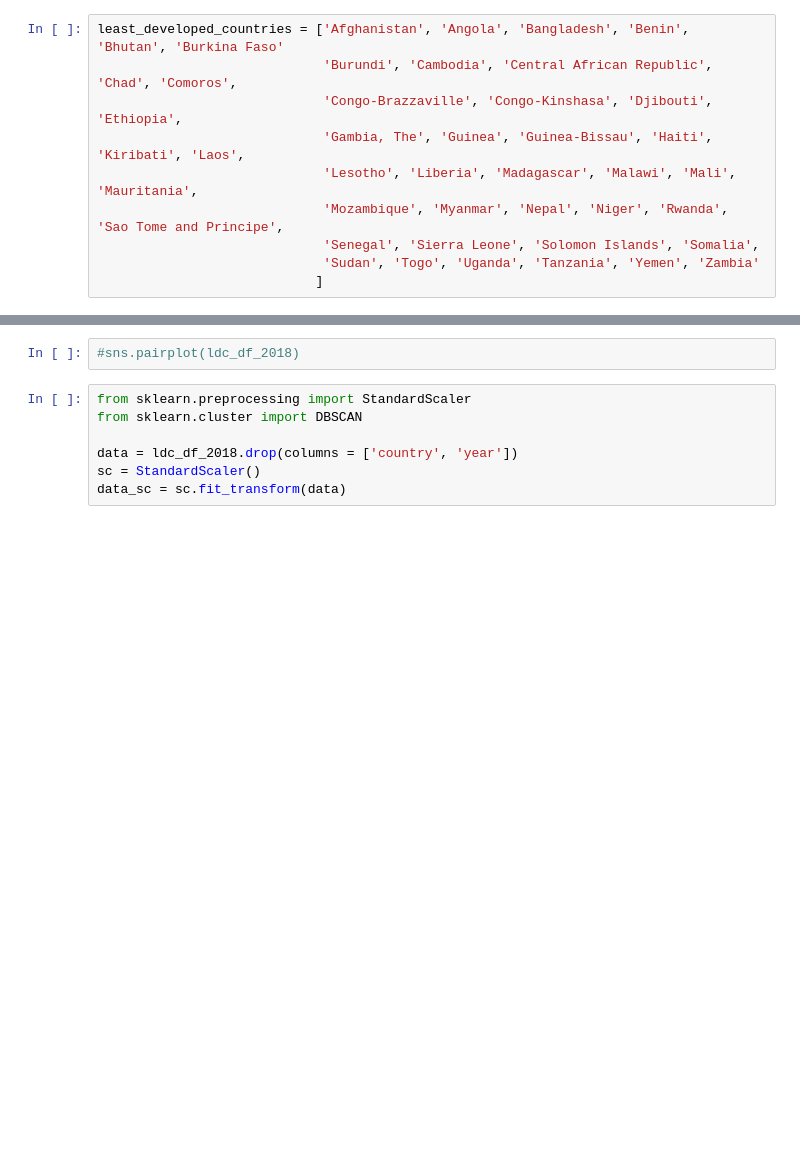
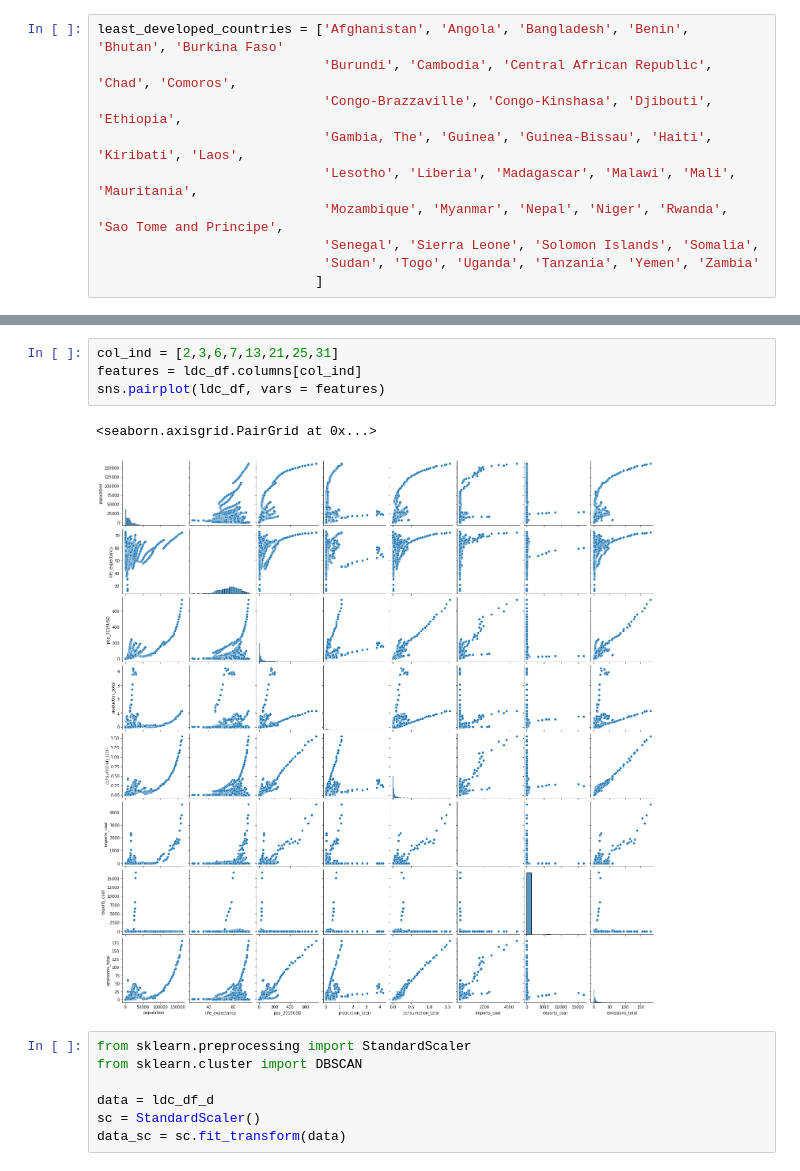
Before and after one commit to clarencealvarez/Project-5-Energy-Analysis, a Jupyter notebook: notebooks/annelise.ipynb, the cells around one changed output, grey strips where cells are left out. Saved outputs shown, nothing was run; the diff lists cells and outputs as text; blank space fills up the shorter version.

```diff
--- a/notebooks/annelise.ipynb
+++ b/notebooks/annelise.ipynb
@@ -85,10 +100,15 @@ ldc_df_2018.head()
-# %%
-#sns.pairplot(ldc_df_2018)
+# %%
+col_ind = [2,3,6,7,13,21,25,31]
+features = ldc_df.columns[col_ind]
+sns.pairplot(ldc_df, vars = features)
+# %% [output]
+<seaborn.axisgrid.PairGrid at 0x...>
+[figure, added]
 # %%
 from sklearn.preprocessing import StandardScaler
 from sklearn.cluster import DBSCAN
 
-data = ldc_df_2018.drop(columns = ['country', 'year'])
+data = ldc_df_d
 sc = StandardScaler()
 data_sc = sc.fit_transform(data)
 # %%
```
Also changed, not shown: parts of 18 cells of this notebook.
